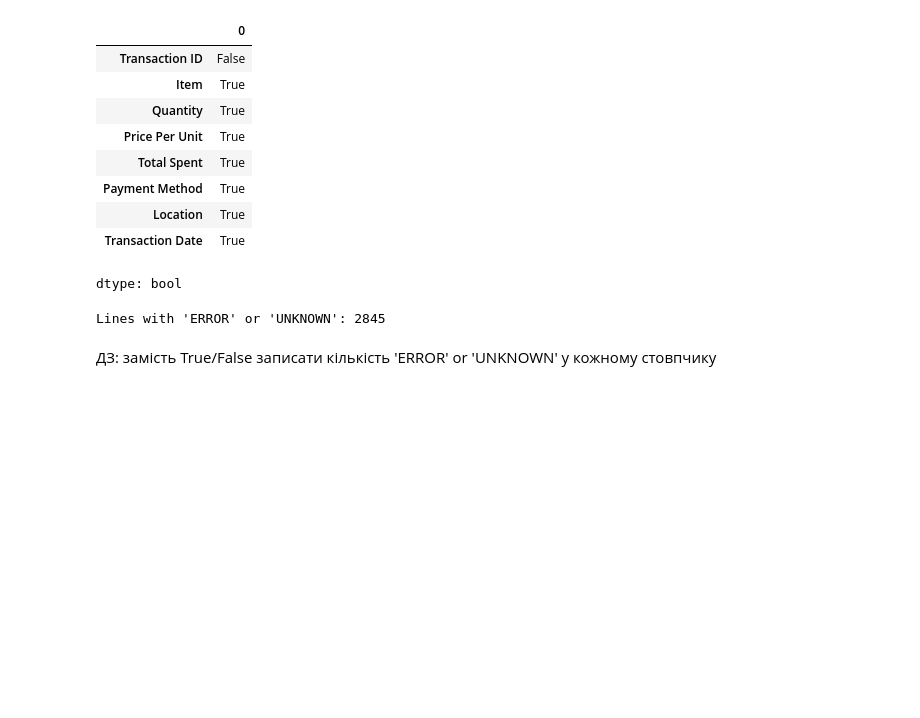
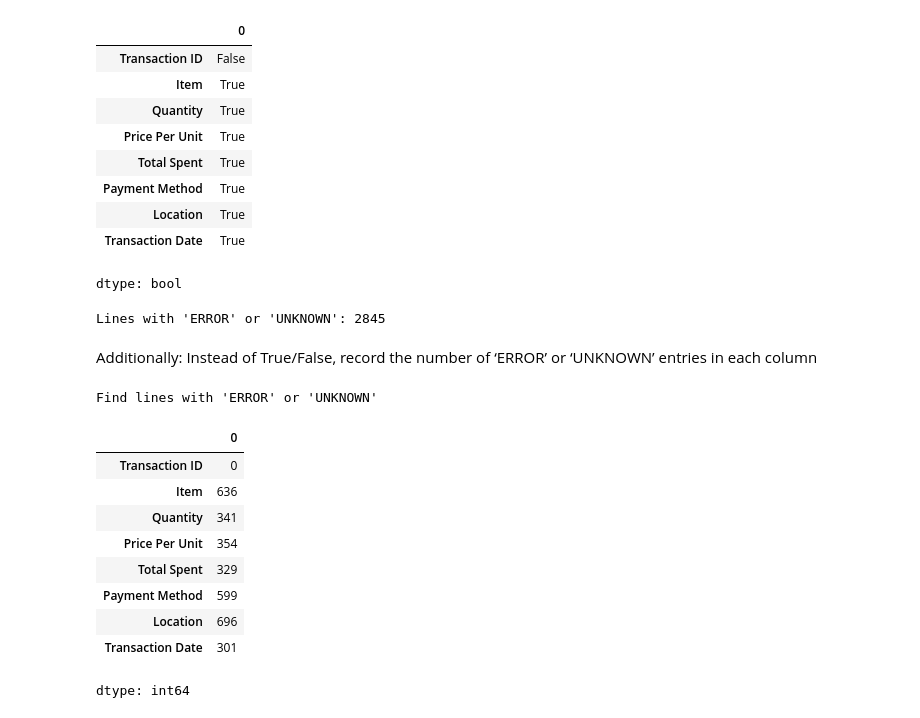
Before and after one commit to Yuliia-Safonova/Analysis_Cafe_Sales, a Jupyter notebook: EDA_Cafe_Sales.ipynb, the cells around one changed output. Cells and saved outputs as stored; diff of their text form; code cells hidden in the pictures; blank space fills up the shorter version.

```diff
--- a/EDA_Cafe_Sales.ipynb
+++ b/EDA_Cafe_Sales.ipynb
@@ -188,5 +188,20 @@ Find lines with 'ERROR' or 'UNKNOWN'
 | Transaction Date | True |
 dtype: bool
 Lines with 'ERROR' or 'UNKNOWN': 2845
-# %% [markdown]
-ДЗ: замість True/False записати кількість 'ERROR' or 'UNKNOWN' у кожному стовпчику
+# %% [markdown]
+Additionally: Instead of True/False, record the number of ‘ERROR’ or ‘UNKNOWN’ entries in each column
+# %%
+print("Find lines with 'ERROR' or 'UNKNOWN'")
+display(df.isin(['ERROR', 'UNKNOWN']).sum())
+# %% [output]
+Find lines with 'ERROR' or 'UNKNOWN'
+|  | 0 |
+| Transaction ID | 0 |
+| Item | 636 |
+| Quantity | 341 |
+| Price Per Unit | 354 |
+| Total Spent | 329 |
+| Payment Method | 599 |
+| Location | 696 |
+| Transaction Date | 301 |
+dtype: int64
```
Also changed, not shown: parts of 7 cells of this notebook.
